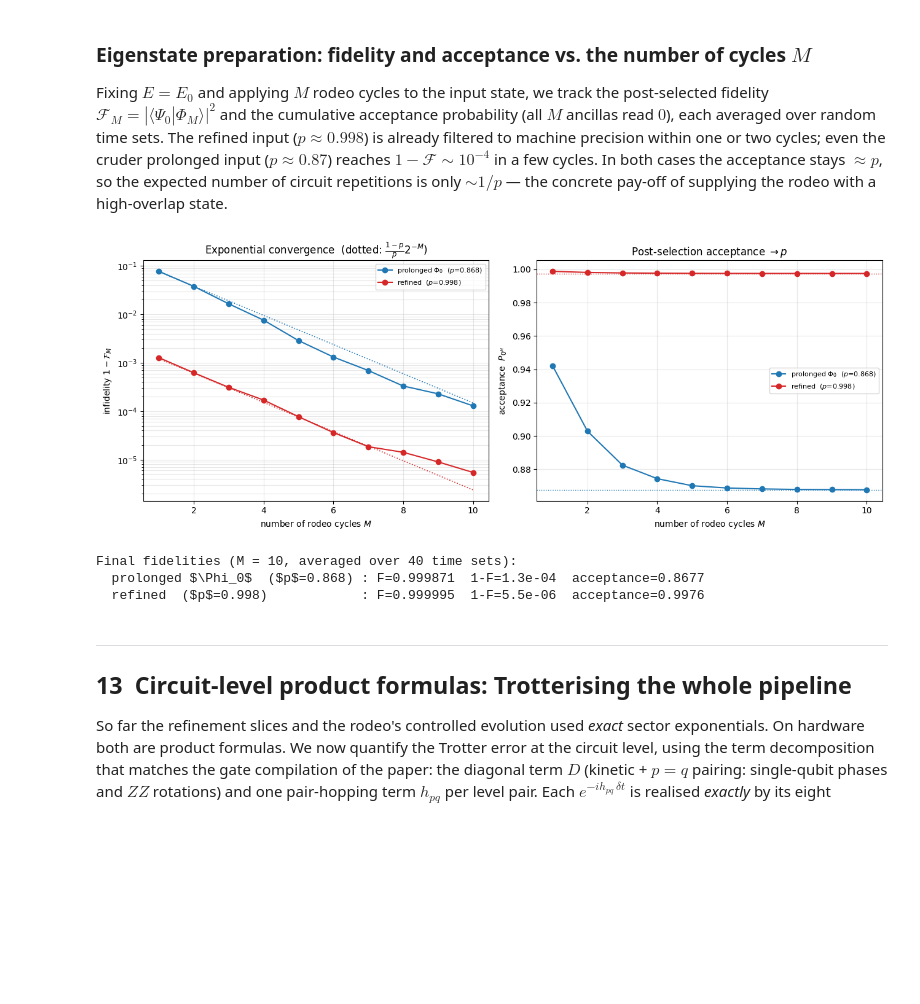
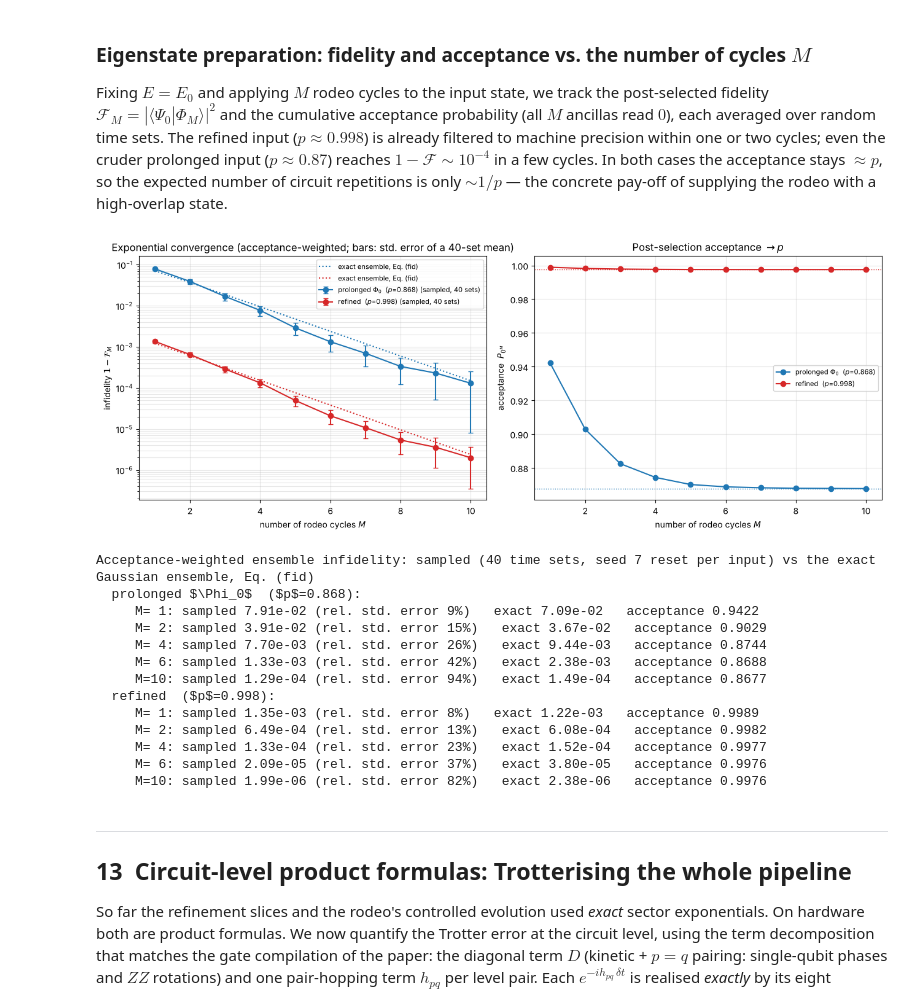
Before and after one commit to CompPhysics/QuantumComputingQuNorth, a Jupyter notebook: EigenQ/pairing-eigenq/notebooks/ResolutionRefPairing.ipynb, the cells around one changed output. Drawn from its saved outputs; the diff is of its cells as text; code cells hidden in the pictures; blank space fills up the shorter version.

```diff
--- a/EigenQ/pairing-eigenq/notebooks/ResolutionRefPairing.ipynb
+++ b/EigenQ/pairing-eigenq/notebooks/ResolutionRefPairing.ipynb
@@ -1626,47 +1640,69 @@ high-overlap state.
 # %%
 def rodeo_track(v0, ts, E, H, GSvec):
     """Run the cycles; return fidelity-with-GS and cumulative acceptance after each cycle."""
     v = v0.astype(complex).copy(); P = 1.0; F, A = [], []
     for t in ts:
         v, p = rodeo_post0(v, expm(-1j*H*t), t, E); P *= p
         F.append(abs(np.vdot(GSvec, v))**2); A.append(P)
     return np.array(F), np.array(A)
 
 M_max, n_sets, sigma = 10, 40, 3.0
-rng = np.random.default_rng(7)
+# convention (article, Sec. IV.F): the generator is RESET to seed 7 for every input,
+# so each input sees the same 40 Gaussian time sets
 inputs = [('prolonged $\\Phi_0$  ($p$=%.3f)' % p_prolonged, psi_prolonged, p_prolonged, 'C0'),
           ('refined  ($p$=%.3f)' % p_refined,   psi_refined,   p_refined,   'C3')]
 results = {}
+qk = 0.5*(1 + np.exp(-(wR - E0)**2*sigma**2/2))          # Gaussian-averaged single-cycle factors
 for name, v0, p0, c in inputs:
-    F = np.zeros(M_max); A = np.zeros(M_max)
+    rng = np.random.default_rng(7)
+    Fs = np.zeros((n_sets, M_max)); As = np.zeros((n_sets, M_max))
     for s in range(n_sets):
-        f, a = rodeo_track(v0, rng.normal(0, sigma, M_max), E0, Hrod, GS)
-        F += f; A += a
-    results[name] = (F/n_sets, A/n_sets, p0, c)
+        Fs[s], As[s] = rodeo_track(v0, rng.normal(0, sigma, M_max), E0, Hrod, GS)
+    c2 = np.abs(VR.T @ v0)**2; Ms_ = np.arange(1, M_max+1)
+    exact = np.array([np.sum(c2[1:]*qk[1:]**M)/np.sum(c2*qk**M) for M in Ms_])   # Eq. (fid), exact ensemble
+    # standard error of a 40-schedule mean of the residual weight, from 20000 schedules
+    rng2 = np.random.default_rng(123); nS = 20000; res = np.zeros((nS, M_max)); dE = (wR - E0)[None, :]
+    for s in range(nS):
+        ts = rng2.normal(0, sigma, M_max)
+        res[s] = (np.cumprod(np.cos(dE*ts[:, None]/2)**2, axis=0)[:, 1:]*c2[None, 1:]).sum(1)
+    rse = res.std(0)/res.mean(0)/np.sqrt(n_sets)
+    results[name] = (Fs.mean(0), As.mean(0), p0, c, 1-(Fs*As).sum(0)/As.sum(0), exact, rse)
 
 fig, (axL, axR) = plt.subplots(1, 2, figsize=(13, 5))
 Ms = np.arange(1, M_max+1)
-for name, (F, A, p0, c) in results.items():
-    axL.semilogy(Ms, 1-F, 'o-', color=c, label=name)
-    axL.semilogy(Ms, (1-p0)/p0 * 2.0**(-Ms), ':', color=c, lw=1.2)
+for name, (F, A, p0, c, infw, exact, rse) in results.items():
+    axL.errorbar(Ms, infw, yerr=infw*rse, fmt='o-', color=c, capsize=3, label=name + ' (sampled, 40 sets)')
+    axL.semilogy(Ms, exact, ':', color=c, lw=1.5, label='exact ensemble, Eq. (fid)')
 axL.set_xlabel('number of rodeo cycles $M$'); axL.set_ylabel(r'infidelity $1-\mathcal{F}_M$')
-axL.set_title('Exponential convergence  (dotted: $\\frac{1-p}{p}2^{-M}$)')
+axL.set_title('Exponential convergence (acceptance-weighted; bars: std. error of a 40-set mean)')
 axL.legend(fontsize=8); axL.grid(alpha=0.3, which='both')
-for name, (F, A, p0, c) in results.items():
+for name, (F, A, p0, c, infw, exact, rse) in results.items():
     axR.plot(Ms, A, 'o-', color=c, label=name)
     axR.axhline(p0, color=c, ls=':', lw=1.0)
 axR.set_xlabel('number of rodeo cycles $M$'); axR.set_ylabel('acceptance  $P_{0^M}$')
 axR.set_title('Post-selection acceptance $\\to p$'); axR.legend(fontsize=8); axR.grid(alpha=0.3)
 plt.tight_layout(); plt.show()
 
-print("Final fidelities (M = %d, averaged over %d time sets):" % (M_max, n_sets))
-for name, (F, A, p0, c) in results.items():
-    print(f"  {name:32s}: F={F[-1]:.6f}  1-F={1-F[-1]:.1e}  acceptance={A[-1]:.4f}")
+print("Acceptance-weighted ensemble infidelity: sampled (40 time sets, seed 7 reset per input) vs the exact Gaussian ensemble, Eq. (fid)")
+for name, (F, A, p0, c, infw, exact, rse) in results.items():
+    print(f"  {name}:")
+    for M in (1, 2, 4, 6, 10):
+        print(f"     M={M:2d}: sampled {infw[M-1]:.2e} (rel. std. error {100*rse[M-1]:.0f}%)   exact {exact[M-1]:.2e}   acceptance {A[M-1]:.4f}")
 # %% [output]
-[figure, old version]
+[figure, new version]
-Final fidelities (M = 10, averaged over 40 time sets):
-  prolonged $\Phi_0$  ($p$=0.868) : F=0.999871  1-F=1.3e-04  acceptance=0.8677
-  refined  ($p$=0.998)            : F=0.999995  1-F=5.5e-06  acceptance=0.9976
+Acceptance-weighted ensemble infidelity: sampled (40 time sets, seed 7 reset per input) vs the exact Gaussian ensemble, Eq. (fid)
+  prolonged $\Phi_0$  ($p$=0.868):
+     M= 1: sampled 7.91e-02 (rel. std. error 9%)   exact 7.09e-02   acceptance 0.9422
+     M= 2: sampled 3.91e-02 (rel. std. error 15%)   exact 3.67e-02   acceptance 0.9029
+     M= 4: sampled 7.70e-03 (rel. std. error 26%)   exact 9.44e-03   acceptance 0.8744
+     M= 6: sampled 1.33e-03 (rel. std. error 42%)   exact 2.38e-03   acceptance 0.8688
+     M=10: sampled 1.29e-04 (rel. std. error 94%)   exact 1.49e-04   acceptance 0.8677
+  refined  ($p$=0.998):
+     M= 1: sampled 1.35e-03 (rel. std. error 8%)   exact 1.22e-03   acceptance 0.9989
+     M= 2: sampled 6.49e-04 (rel. std. error 13%)   exact 6.08e-04   acceptance 0.9982
+     M= 4: sampled 1.33e-04 (rel. std. error 23%)   exact 1.52e-04   acceptance 0.9977
+     M= 6: sampled 2.09e-05 (rel. std. error 37%)   exact 3.80e-05   acceptance 0.9976
+     M=10: sampled 1.99e-06 (rel. std. error 82%)   exact 2.38e-06   acceptance 0.9976
 # %% [markdown]
 <!-- EXT:TROTTER -->
 ---
```
Also changed, not shown: parts of 24 cells of this notebook, 11 other files.
